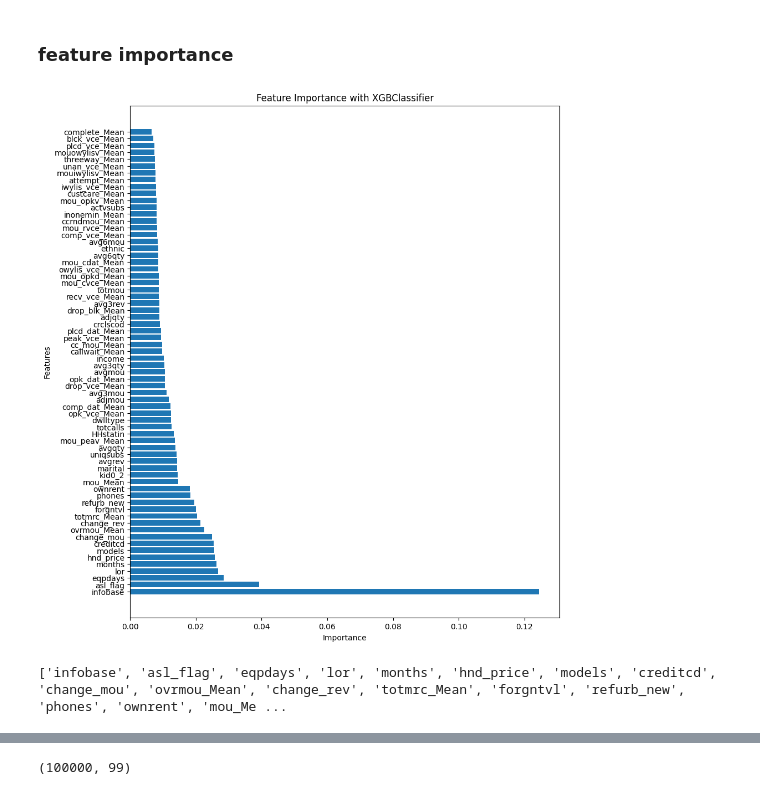
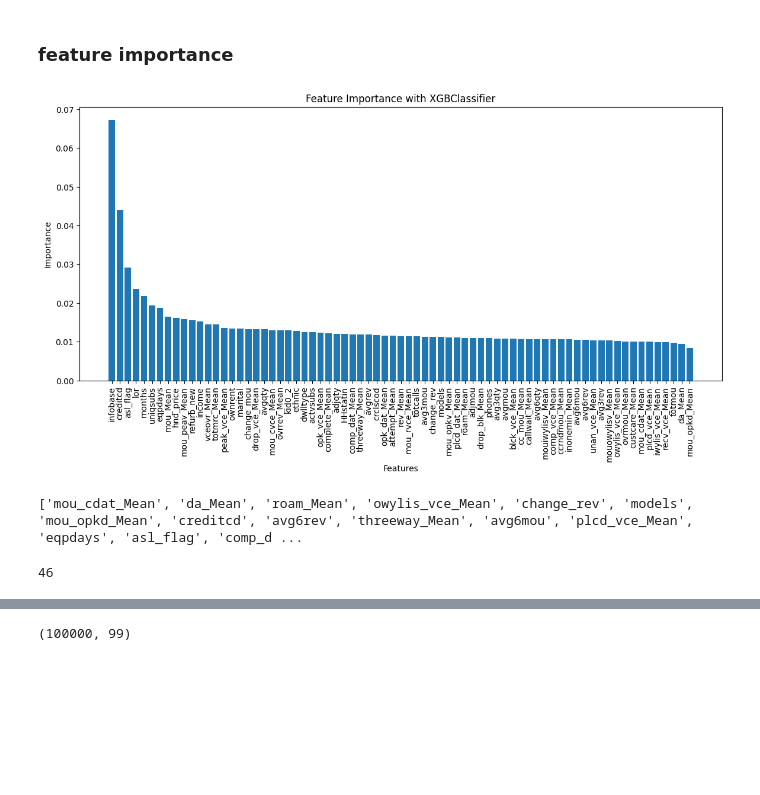
Before and after one commit to CarlosCobParro/airflow-on-k8s, a Jupyter notebook: AI-part/Code.ipynb, the cells around one changed output, grey strips where cells are left out. Cells and saved outputs as stored; diff of their text form; code cells hidden in the pictures; blank space fills up the shorter version.

Commit message:
feat: update clean data

```diff
--- a/AI-part/Code.ipynb
+++ b/AI-part/Code.ipynb
@@ -65,25 +101,3 @@ To analyse missing value imputation using a regression model, you can follow the
 2. Split your data into two sets: one containing rows with missing values and the other containing complete rows.
 3. Use the complete rows to train a regression model that predicts the missing values based on other features.
 4. Utilize the trained model to predict the missing values in the dataset with missing values.
-# %%
-# Identify the columns containing missing values.
-columns_with_nan = df.columns[df.isnull().any()].tolist()
-
-# Split the data into two sets: one with complete values and another with missing values.
-df_without_missing_values = df.dropna()
-df_with_missing_values = df[df.isnull().any(axis=1)]
-
-# Separate features and labels for the dataset with complete values.
-X_train = df_without_missing_values.drop(columns=columns_with_nan)
-y_train = df_without_missing_values[columns_with_nan]
-
-# Train a linear regression model.
-model_reg = LinearRegression()
-model_reg.fit(X_train, y_train)
-
-# Use the model to predict the missing values in the dataset with missing values.
-X_test = df_with_missing_values.drop(columns=columns_with_nan)
-predicted_values = model_reg.predict(X_test)
-
-# Assign the predicted values to the original DataFrame.
-df.loc[df.isnull().any(axis=1), columns_with_nan] = predicted_values
@@ -215,10 +264,6 @@ kfold = KFold(n_splits=5, shuffle=True, random_state=42)
 # Perform cross-validation
 results = cross_val_score(model, X_train, y_train, cv=kfold, scoring='accuracy')
 
-# Display the results of each cross-validation iteration
-for i, resultado in enumerate(results):
-    print(f"Iteration {i+1}: {results}")
-
 # Calculate and display the average of the results
 print("Average accuracy:", np.mean(results))
 # %% [output]
@@ -296,6 +318,6 @@ len(features_high_corr)
 # %%
 X = df.drop(columns=['churn'])
-y = df['churn']
+y = churn
 X_train, X_test, y_train, y_test = train_test_split(X[features_high_corr], y, test_size=0.3, random_state=42)
 # %%
 from xgboost import XGBClassifier
@@ -310,8 +332,6 @@ model_cor = XGBClassifier(learning_rate=0.5, n_estimators=400, max_depth=7,objec
 kfold = KFold(n_splits=5, shuffle=True, random_state=42)
 results = cross_val_score(model_cor, X_train, y_train, cv=kfold, scoring='accuracy')
 
-for i, resultado in enumerate(results):
-    print(f"Iteración {i+1}: {results}")
 
-print("Promedio de precisión:", np.mean(results))
+print("Average accuracy:", np.mean(results))
 # %% [output]
@@ -388,18 +385,19 @@ importances = model_cor.feature_importances_
 # %%
 # Sort the indices in descending order based on feature importances
 indices_ordered = np.argsort(importances)[::-1]
 ordered_importances = [importances[i] for i in indices_ordered]
 ordered_features = [features_high_corr[i] for i in indices_ordered]
 
-plt.figure(figsize=(10, 12))
+plt.figure(figsize=(14, 6))
 # Create the bar plot
-plt.barh(range(len(ordered_importances)), ordered_importances, tick_label=ordered_features)
-plt.xlabel('Importance')
-plt.ylabel('Features')
+plt.bar(range(len(ordered_importances)), ordered_importances, tick_label=ordered_features)
+plt.xlabel('Features')
+plt.ylabel('Importance')
+plt.xticks(rotation=90)
 plt.title('Feature Importance with XGBClassifier')
 plt.show()
 # %% [output]
-[figure, old version]
+[figure, new version]
 # %%
 
 importances = model_cor.feature_importances_
@@ -407,12 +405,16 @@ feature_names = X_train.columns.to_list()
 feature_importance_df = pd.DataFrame({'Feature': feature_names, 'Importance': importances})
 feature_importance_df = feature_importance_df.sort_values(by='Importance', ascending=False)
 # %%
-threshold = 0.010 # Por ejemplo, puedes elegir un umbral del 10%
+threshold = 0.011 # Por ejemplo, puedes elegir un umbral del 10%
 
 selected_features = feature_importance_df[feature_importance_df['Importance'] > threshold]['Feature'].tolist()
 print(selected_features)
 # %% [output]
-['infobase', 'asl_flag', 'eqpdays', 'lor', 'months', 'hnd_price', 'models', 'creditcd', 'change_mou', 'ovrmou_Mean', 'change_rev', 'totmrc_Mean', 'forgntvl', 'refurb_new', 'phones', 'ownrent', 'mou_Me ...
+['mou_cdat_Mean', 'da_Mean', 'roam_Mean', 'owylis_vce_Mean', 'change_rev', 'models', 'mou_opkd_Mean', 'creditcd', 'avg6rev', 'threeway_Mean', 'avg6mou', 'plcd_vce_Mean', 'eqpdays', 'asl_flag', 'comp_d ...
+# %%
+len(selected_features)
+# %% [output]
+46
 # %%
 # Separar las características de la variable objetivo
 X = df.drop(columns=['churn'])  # características
```
Also changed, not shown: parts of 26 cells of this notebook.
